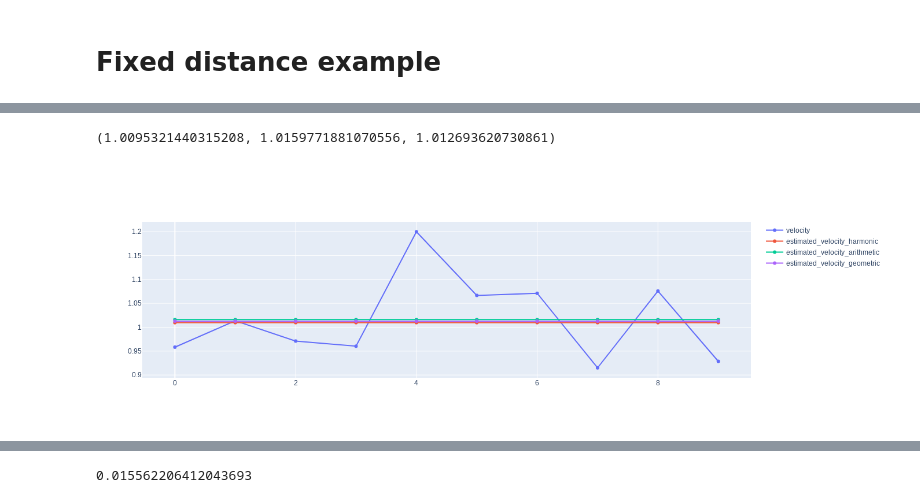
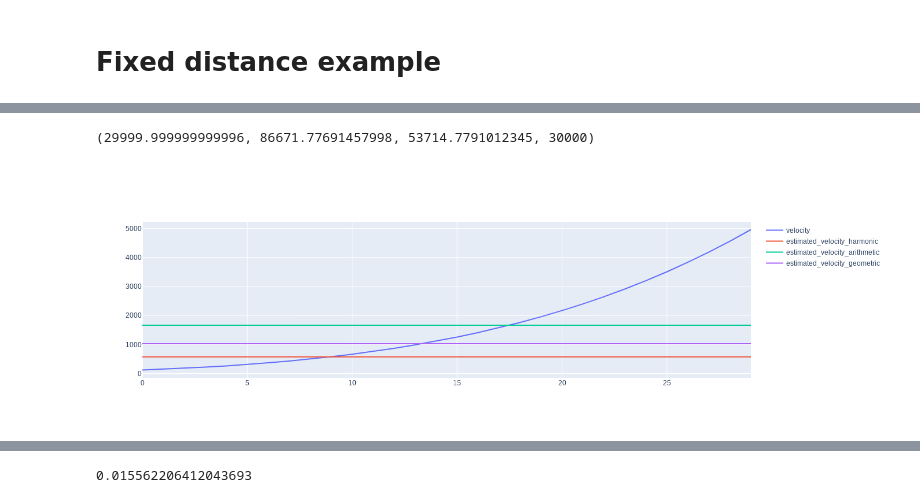
Before and after one commit to wolfenfeld/ML-Tutorials, a Jupyter notebook: notebooks/Untitled1.ipynb, the cells around one changed output, grey strips where cells are left out. Drawn from its saved outputs; the diff is of its cells as text; code cells hidden in the pictures.

```diff
--- a/notebooks/Untitled1.ipynb
+++ b/notebooks/Untitled1.ipynb
@@ -13,24 +65,36 @@ def rms(x):
 # %%
-n = 10
-mu= 10
-sigma=1
+n = 30
+mu= 100
+sigma=10
 
-t_i = sigma * np.random.randn(n) + mu
-x_i = 10
+# t_i = sigma * np.random.randn(n) + mu
+# t_i = 1/np.random.randint(10,30,n)
+
+a, b = 5, 1
+
+x = np.linspace(beta.ppf(0.01, a, b),
+                beta.ppf(0.99, a, b), n)
+t_i = 1/beta.pdf(x, a, b)
+
+x_i = 1000
 v_i = x_i/t_i
 
 harmonic_mean_v = hmean(v_i)
 arithmetic_mean_v = np.mean(v_i)
 geometric_mean_v = gmean(v_i)
+
+x_predicted_harmonic = harmonic_mean_v*t_i
+x_predicted_geometric = geometric_mean*t_i
+x_predicted_arithmetic  = arithmetic_mean_v*t_i
-# %%
-harmonic_mean_v, arithmetic_mean_v, geometric_mean_v
-# %% [output]
-(1.0095321440315208, 1.0159771881070556, 1.012693620730861)
+# %%
+(harmonic_mean_v*t_i).sum(),(arithmetic_mean_v*t_i).sum() , (geometric_mean_v*t_i).sum() ,n*x_i
+# %% [output]
+(29999.999999999996, 86671.77691457998, 53714.7791012345, 30000)
 # %%
-iplot(go.Figure(data=[go.Scatter(x=list(range(n)),y=v_i,name='velocity'),
-                     go.Scatter(x=list(range(n)),y=[harmonic_mean_v for i in range(n)],name='estimated_velocity_harmonic'),
-                     go.Scatter(x=list(range(n)),y=[arithmetic_mean_v for i in range(n)],name='estimated_velocity_arithmetic'),
-                       go.Scatter(x=list(range(n)),y=[geometric_mean_v for i in range(n)],name='estimated_velocity_geometric')
+iplot(go.Figure(data=[go.Scatter(x=list(range(n)),y=sorted(v_i),name='velocity'),
+                     go.Scatter(x=list(range(n)),y=harmonic_mean_v.repeat(n),name='estimated_velocity_harmonic'),
+                     go.Scatter(x=list(range(n)),y=arithmetic_mean_v.repeat(n),name='estimated_velocity_arithmetic'),
+                       go.Scatter(x=list(range(n)),y=geometric_mean_v.repeat(n),name='estimated_velocity_geometric')
                      ]))
 # %% [output]
-[figure, old version]
+[figure, new version]
```
Also changed, not shown: parts of 8 cells of this notebook.
